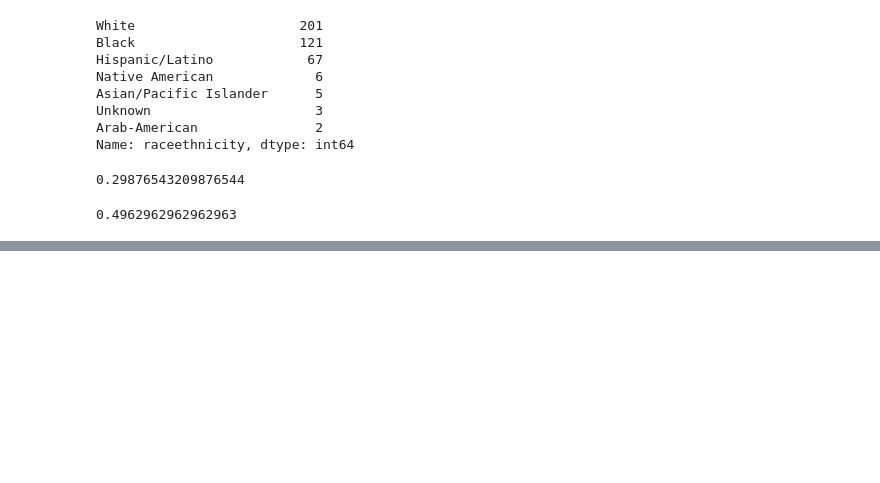
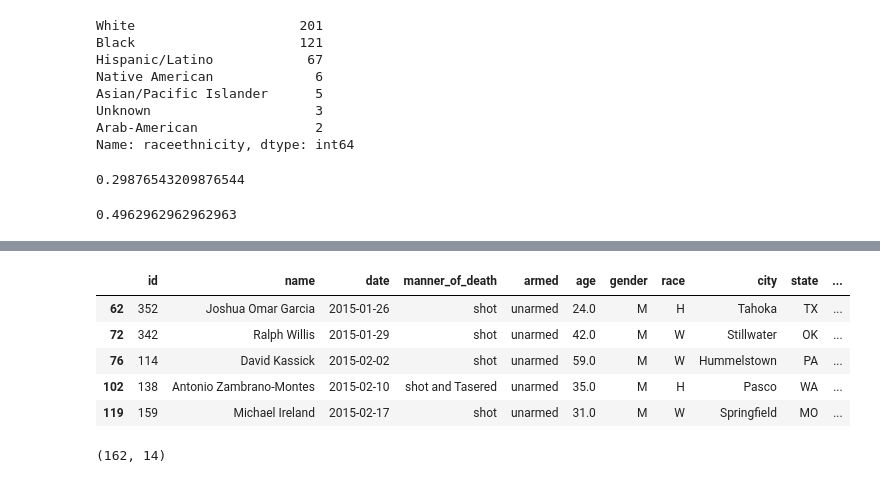
Before and after one commit to afolsom/Police, a Jupyter notebook: police_killings/police_killings.ipynb, the cells around one changed output, grey strips where cells are left out. Saved outputs shown, nothing was run; the diff lists cells and outputs as text; code cells hidden in the pictures; blank space fills up the shorter version.

```diff
--- a/police_killings/police_killings.ipynb
+++ b/police_killings/police_killings.ipynb
@@ -69,0 +130,3 @@ Name: raceethnicity, dtype: int64
+# %%
+df_shoot_unarmed=df_shootings[df_shootings["armed"]=="unarmed"]
+df_shoot_unarmed.shape
@@ -69,0 +158,14 @@ Name: raceethnicity, dtype: int64
+# %%
+df_shoot_unarmed_flee=df_shoot_unarmed[df_shoot_unarmed["flee"]!="Not fleeing"]
+df_shoot_unarmed_flee.head()
+# %% [output]
+|  | id | name | date | manner_of_death | armed | age | gender | race | city | state | ... |
+| 62 | 352 | Joshua Omar Garcia | 2015-01-26 | shot | unarmed | 24.0 | M | H | Tahoka | TX | ... |
+| 72 | 342 | Ralph Willis | 2015-01-29 | shot | unarmed | 42.0 | M | W | Stillwater | OK | ... |
+| 76 | 114 | David Kassick | 2015-02-02 | shot | unarmed | 59.0 | M | W | Hummelstown | PA | ... |
+| 102 | 138 | Antonio Zambrano-Montes | 2015-02-10 | shot and Tasered | unarmed | 35.0 | M | H | Pasco | WA | ... |
+| 119 | 159 | Michael Ireland | 2015-02-17 | shot | unarmed | 31.0 | M | W | Springfield | MO | ... |
+# %%
+df_shoot_unarmed_flee.shape
+# %% [output]
+(162, 14)
```
Also changed, not shown: parts of 27 cells of this notebook.
